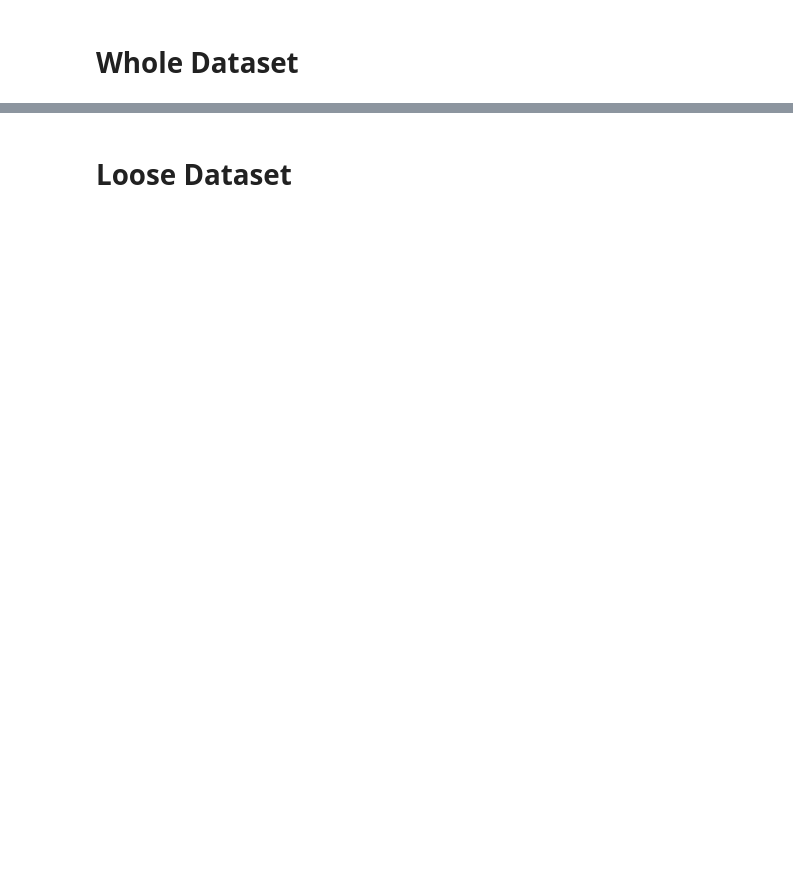
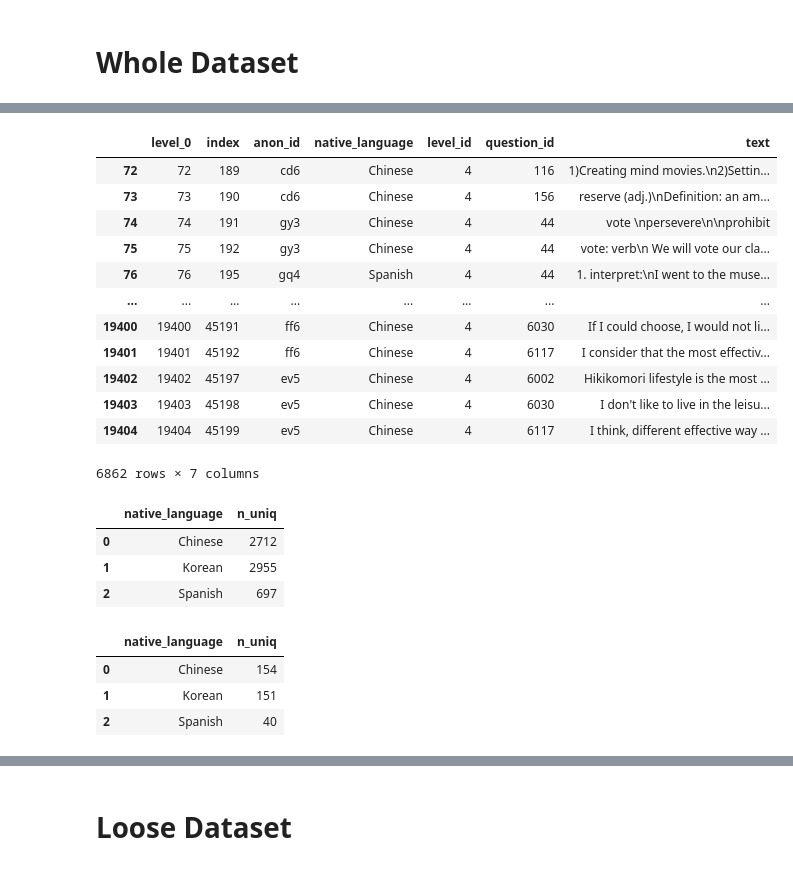
Before and after one commit to mencer456/LRDC-Research, a Jupyter notebook: SlideStats.ipynb, the cells around one changed output, grey strips where cells are left out. Cells and saved outputs as stored; diff of their text form; code cells hidden in the pictures; blank space fills up the shorter version.

```diff
--- a/SlideStats.ipynb
+++ b/SlideStats.ipynb
@@ -112,14 +196,28 @@ unique_a
 # %%
-#dividing my level 4 and language
+#dividing by level 4 and language
 sac_lvls_rkc4=sac_lvls_rkc
 
 index=0
 for i in sac_lvls_rkc4.level_id:
     if i!=4:
         sac_lvls_rkc4=sac_lvls_rkc4.drop(index)
     index+=1
 
-sac_lvls_rkc4=sac_lvls_rkc4.reset_index()
+sac_lvls_rkc4
+# %% [output]
+|  | level_0 | index | anon_id | native_language | level_id | question_id | text |
+| 72 | 72 | 189 | cd6 | Chinese | 4 | 116 | 1)Creating mind movies.\n2)Settin... |
+| 73 | 73 | 190 | cd6 | Chinese | 4 | 156 | reserve (adj.)\nDefinition: an am... |
+| 74 | 74 | 191 | gy3 | Chinese | 4 | 44 | vote \npersevere\n\nprohibit |
+| 75 | 75 | 192 | gy3 | Chinese | 4 | 44 | vote: verb\n We will vote our cla... |
+| 76 | 76 | 195 | gq4 | Spanish | 4 | 44 | 1. interpret:\nI went to the muse... |
+| ... | ... | ... | ... | ... | ... | ... | ... |
+| 19400 | 19400 | 45191 | ff6 | Chinese | 4 | 6030 | If I could choose, I would not li... |
+| 19401 | 19401 | 45192 | ff6 | Chinese | 4 | 6117 | I consider that the most effectiv... |
+| 19402 | 19402 | 45197 | ev5 | Chinese | 4 | 6002 | Hikikomori lifestyle is the most ... |
+| 19403 | 19403 | 45198 | ev5 | Chinese | 4 | 6030 | I don't like to live in the leisu... |
+| 19404 | 19404 | 45199 | ev5 | Chinese | 4 | 6117 | I think, different effective way ... |
+6862 rows × 7 columns
 # %%
 unique_q=sac_lvls_rkc4.groupby('native_language').agg(n_uniq=('question_id','nunique'))
 unique_q=unique_q.reset_index()
@@ -131,8 +229,18 @@ unique_a=sac_lvls_rkc4.groupby('native_language').agg(n_uniq=('anon_id','nunique
 unique_a=unique_a.reset_index()
 # %%
 unique_t
+# %% [output]
+|  | native_language | n_uniq |
+| 0 | Chinese | 2712 |
+| 1 | Korean | 2955 |
+| 2 | Spanish | 697 |
 # %%
 unique_a
+# %% [output]
+|  | native_language | n_uniq |
+| 0 | Chinese | 154 |
+| 1 | Korean | 151 |
+| 2 | Spanish | 40 |
 # %%
 #dividing my level 5 and language
 sac_lvls_rkc5=sac_lvls_rkc
```
Also changed, not shown: parts of 55 cells of this notebook.
